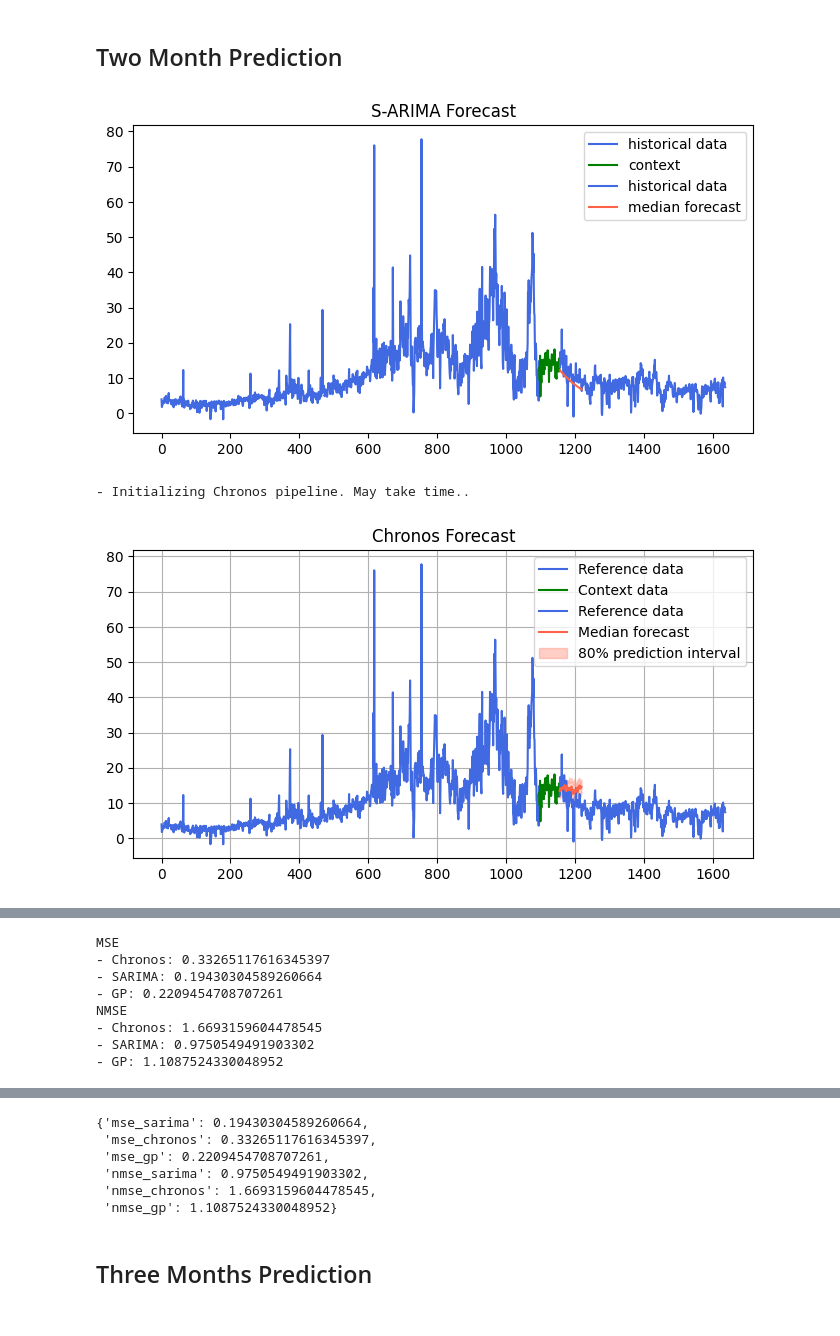
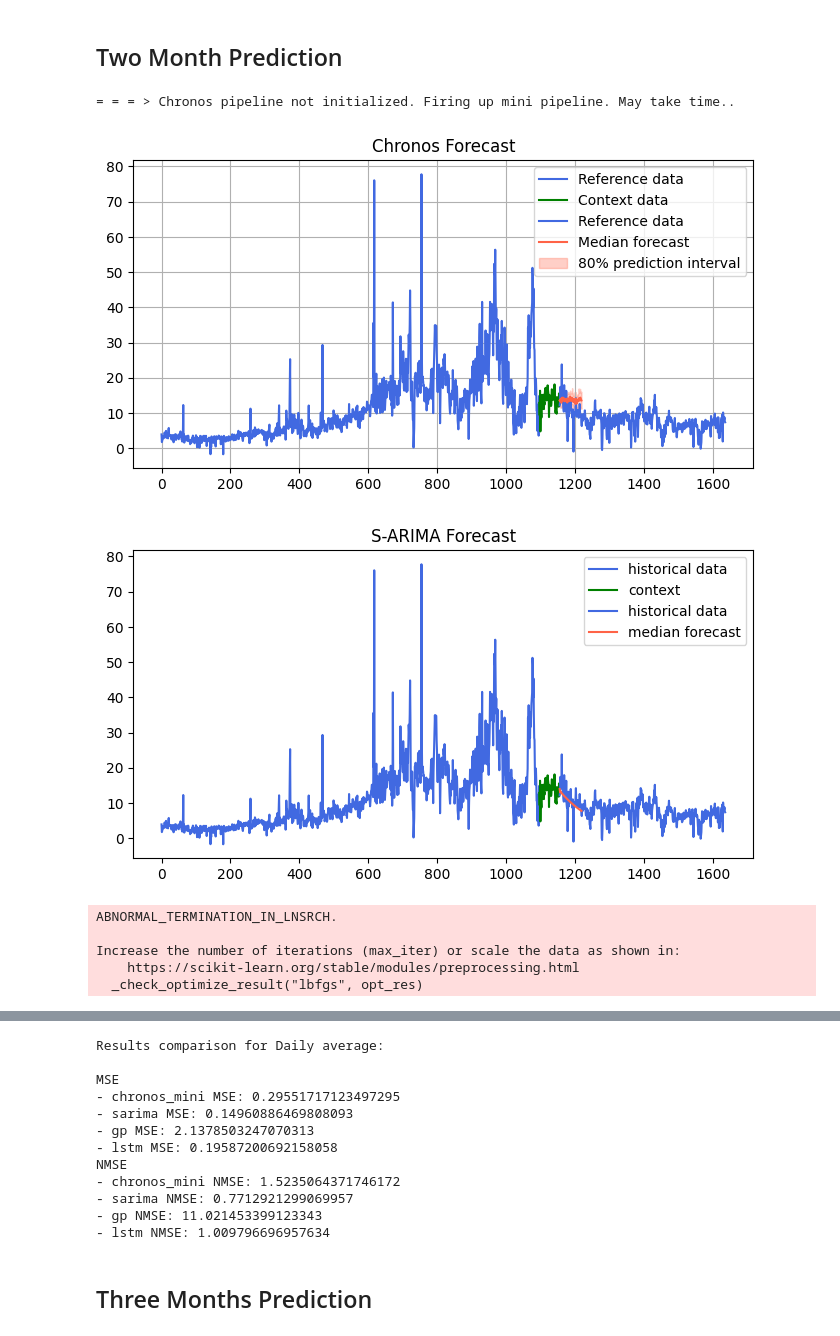
Before and after one commit to williamrodz/llm_for_ts_electricity_prices_forecasting, a Jupyter notebook: system_price.ipynb, the cells around one changed output, grey strips where cells are left out. Cells and saved outputs as stored; diff of their text form; code cells hidden in the pictures.

Commit message:
Added LSTM to comparison graphs

```diff
--- a/system_price.ipynb
+++ b/system_price.ipynb
@@ -329,11 +335,15 @@ NMSE
 # %%
 start = '2023-01-01'
 end = '2023-03-01'
 column = 'Daily average'
 prediction_length = 64
-
-utils.compare_prediction_methods(system_prices,column,start,end,prediction_length)
+_ = utils.compare_prediction_methods(system_prices,column,start,end,prediction_length)
 # %% [output]
+= = = > Chronos pipeline not initialized. Firing up mini pipeline. May take time..
-[figure, old version]
+[figure, new version]
-- Initializing Chronos pipeline. May take time..
-[figure, old version]
+[figure, new version]
+ABNORMAL_TERMINATION_IN_LNSRCH.
+
+Increase the number of iterations (max_iter) or scale the data as shown in:
+    https://scikit-learn.org/stable/modules/preprocessing.html
+  _check_optimize_result("lbfgs", opt_res)
@@ -341,8 +350,0 @@ utils.compare_prediction_methods(system_prices,column,start,end,prediction_lengt
-MSE
-- Chronos: 0.33265117616345397
-- SARIMA: 0.19430304589260664
-- GP: 0.2209454708707261
-NMSE
-- Chronos: 1.6693159604478545
-- SARIMA: 0.9750549491903302
-- GP: 1.1087524330048952
@@ -349,9 +352,15 @@ NMSE
-{'mse_sarima': 0.19430304589260664,
- 'mse_chronos': 0.33265117616345397,
- 'mse_gp': 0.2209454708707261,
- 'nmse_sarima': 0.9750549491903302,
- 'nmse_chronos': 1.6693159604478545,
- 'nmse_gp': 1.1087524330048952}
+Results comparison for Daily average:
+
+MSE
+- chronos_mini MSE: 0.29551717123497295
+- sarima MSE: 0.14960886469808093
+- gp MSE: 2.1378503247070313
+- lstm MSE: 0.19587200692158058
+NMSE
+- chronos_mini NMSE: 1.5235064371746172
+- sarima NMSE: 0.7712921299069957
+- gp NMSE: 11.021453399123343
+- lstm NMSE: 1.009796696957634
 # %% [markdown]
 ## Three Months Prediction
 # %%
```
Also changed, not shown: parts of 15 cells of this notebook, 6 other files.
